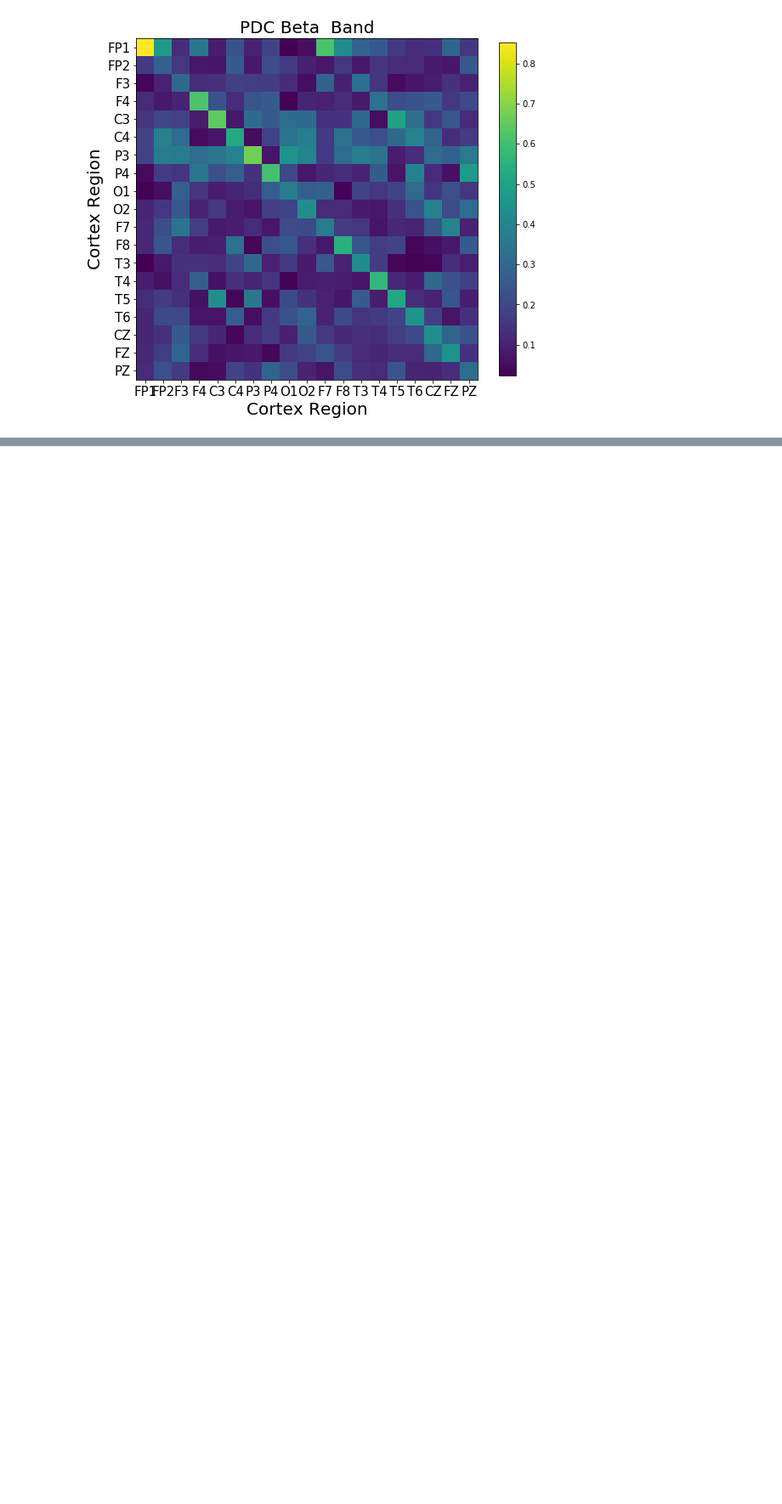
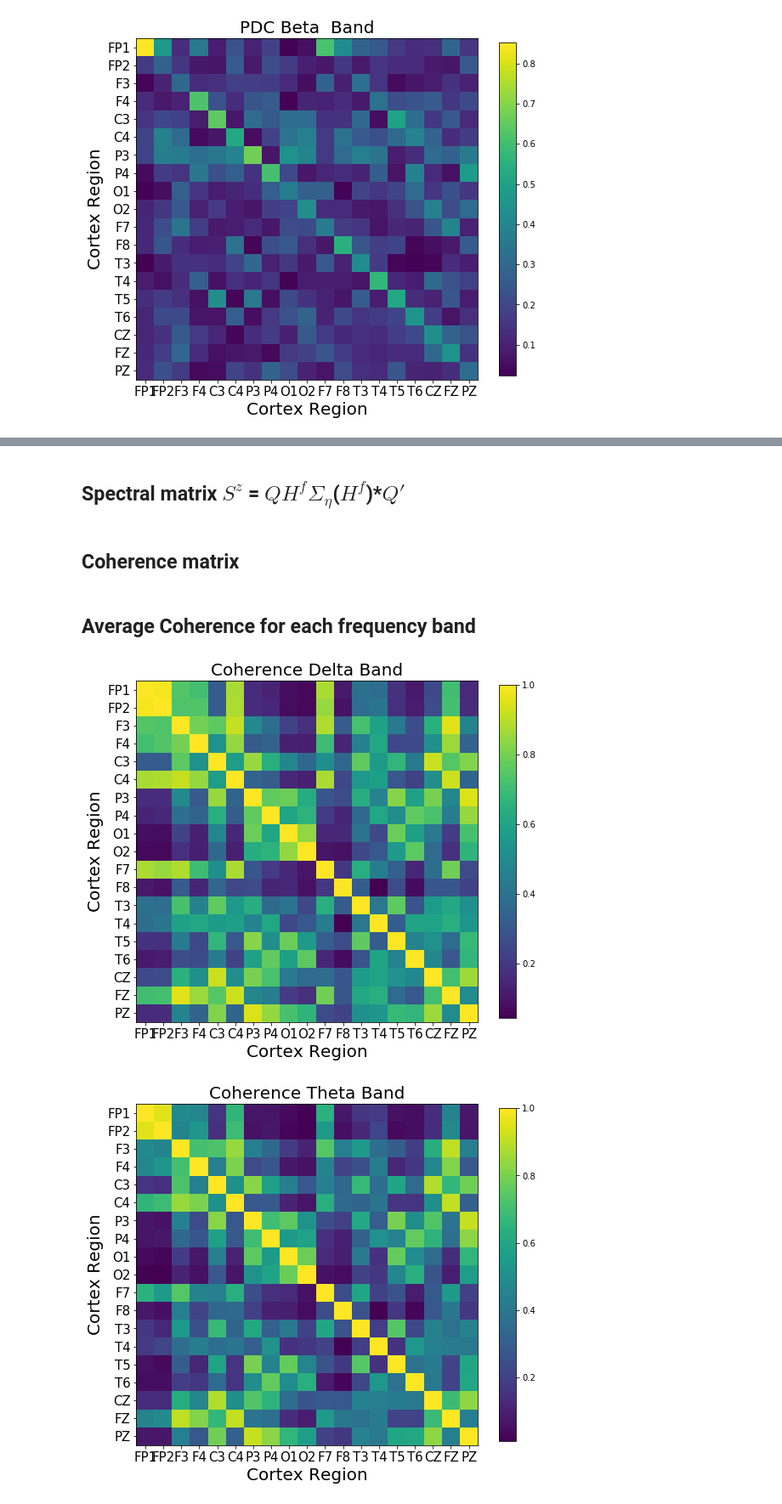
Before and after one commit to A-EL-YAAGOUBI/EEG-Data-Analysis, a Jupyter notebook: EDTS-Project.ipynb, the cells around one changed output, grey strips where cells are left out. Shown at 85% size. Drawn from its saved outputs; the diff is of its cells as text; code cells hidden in the pictures; blank space fills up the shorter version.

```diff
--- a/EDTS-Project.ipynb
+++ b/EDTS-Project.ipynb
@@ -264,0 +282,17 @@ plt.show()
+# %% [markdown]
+## Spectral matrix $S^z$ = $QH^f$$\Sigma_\eta$($H^f$)*$Q'$
+# %%
+# Here we don't perform dimension reduction so Q = I
+# First we compute the inverse of phi for each frequency omega
+H_D = [np.linalg.inv(getPhiFrequencyDomain(results.coefs, omega)) for omega in Delta_Band]
+H_T = [np.linalg.inv(getPhiFrequencyDomain(results.coefs, omega)) for omega in Theta_Band]
+H_A = [np.linalg.inv(getPhiFrequencyDomain(results.coefs, omega)) for omega in Alpha_Band]
+H_B = [np.linalg.inv(getPhiFrequencyDomain(results.coefs, omega)) for omega in Beta__Band]
+
+# Sencond we compute the spectral matrix
+S_D = np.array([M@covEta@M.transpose().conjugate() for M in H_D]).mean(axis=0)
+S_T = np.array([M@covEta@M.transpose().conjugate() for M in H_T]).mean(axis=0)
+S_A = np.array([M@covEta@M.transpose().conjugate() for M in H_A]).mean(axis=0)
+S_B = np.array([M@covEta@M.transpose().conjugate() for M in H_B]).mean(axis=0)
+# %% [markdown]
+## Coherence matrix
@@ -264,0 +326,49 @@ plt.show()
+# %% [markdown]
+## Average Coherence for each frequency band
+# %%
+plt.figure(figsize=(9,9))
+plt.imshow(Coherence_D)
+plt.title('Coherence Delta Band', fontsize=20)
+plt.xticks(np.arange(len(channels)), channels, fontsize=15)
+plt.yticks(np.arange(len(channels)), channels, fontsize=15)
+plt.xlabel('Cortex Region', fontsize=20)
+plt.ylabel('Cortex Region', fontsize=20)
+plt.colorbar(shrink=0.8)
+plt.savefig('./images/functionalConnectivity_DeltaBand.png', bbox_inches = 'tight')
+plt.show()
+
+plt.figure(figsize=(9,9))
+plt.imshow(Coherence_T)
+plt.title('Coherence Theta Band', fontsize=20)
+plt.xticks(np.arange(len(channels)), channels, fontsize=15)
+plt.yticks(np.arange(len(channels)), channels, fontsize=15)
+plt.xlabel('Cortex Region', fontsize=20)
+plt.ylabel('Cortex Region', fontsize=20)
+plt.colorbar(shrink=0.8)
+plt.savefig('./images/functionalConnectivity_ThetaBand.png', bbox_inches = 'tight')
+plt.show()
+
+plt.figure(figsize=(9,9))
+plt.imshow(Coherence_A)
+plt.title('Coherence Alpha Band', fontsize=20)
+plt.xticks(np.arange(len(channels)), channels, fontsize=15)
+plt.yticks(np.arange(len(channels)), channels, fontsize=15)
+plt.xlabel('Cortex Region', fontsize=20)
+plt.ylabel('Cortex Region', fontsize=20)
+plt.colorbar(shrink=0.8)
+plt.savefig('./images/functionalConnectivity_AlphaBand.png', bbox_inches = 'tight')
+plt.show()
+
+plt.figure(figsize=(9,9))
+plt.imshow(Coherence_B)
+plt.title('Coherence Beta Band', fontsize=20)
+plt.xticks(np.arange(len(channels)), channels, fontsize=15)
+plt.yticks(np.arange(len(channels)), channels, fontsize=15)
+plt.xlabel('Cortex Region', fontsize=20)
+plt.ylabel('Cortex Region', fontsize=20)
+plt.colorbar(shrink=0.8)
+plt.savefig('./images/functionalConnectivity_BetaBand.png', bbox_inches = 'tight')
+plt.show()
+# %% [output]
+[figure, added]
+[figure, added]
```
Also changed, not shown: parts of 6 cells of this notebook.
